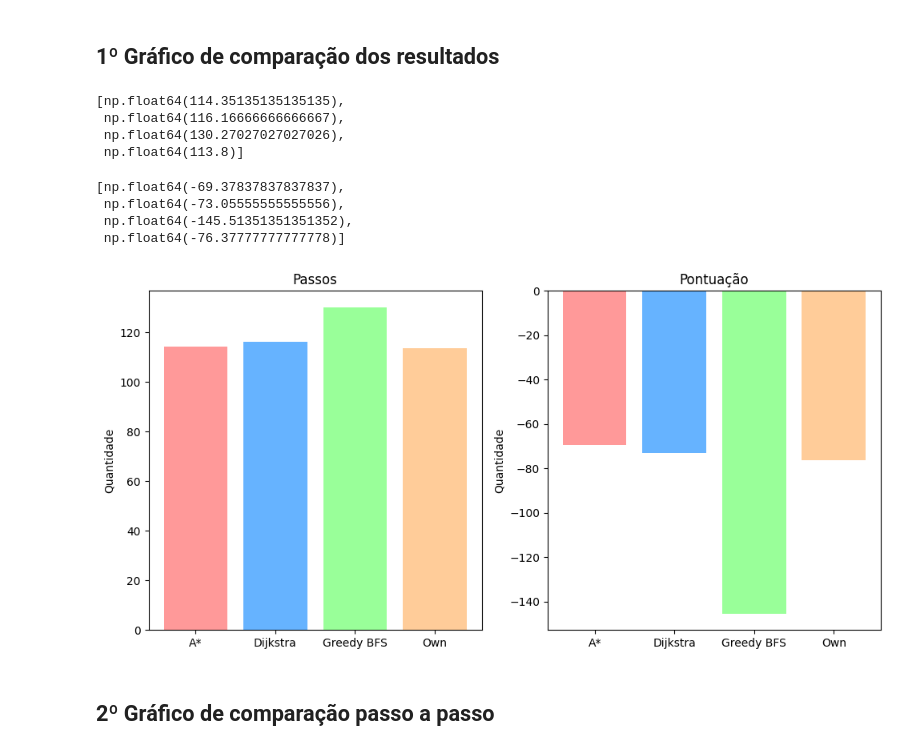
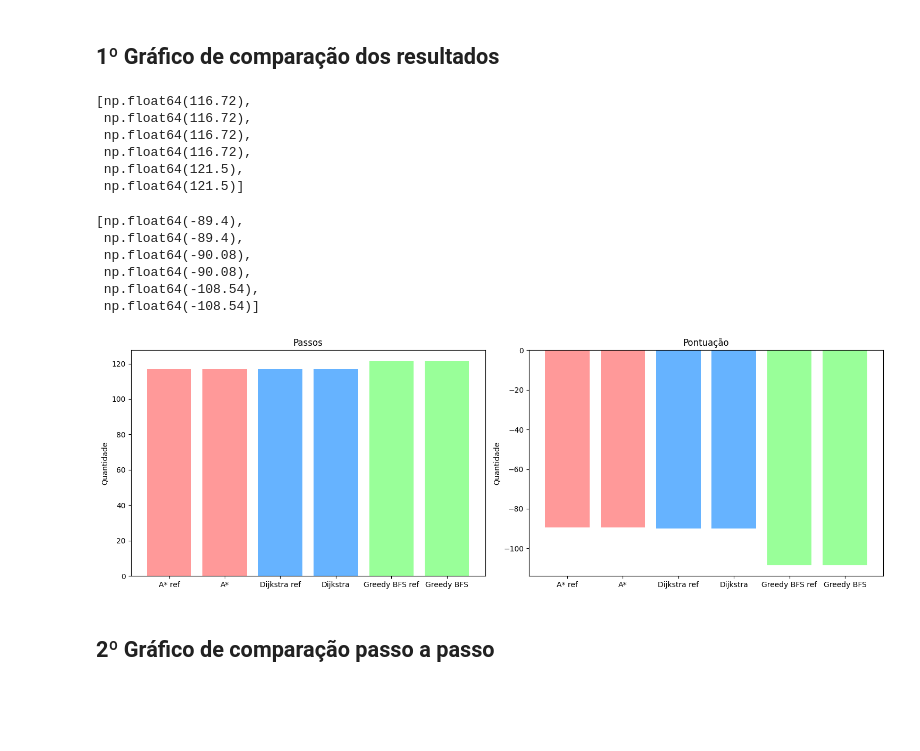
Before and after one commit to juauzitor/delivery-bot, a Jupyter notebook: gerador_de_graficos.ipynb, the cells around one changed output. Cells and saved outputs as stored; diff of their text form; code cells hidden in the pictures; blank space fills up the shorter version.

```diff
--- a/gerador_de_graficos.ipynb
+++ b/gerador_de_graficos.ipynb
@@ -10,3 +12,7 @@ from glob import glob
+# %%
+astar_ref_df = pd.read_csv("./data_ref/ref_astar.csv", delimiter=';')
+dijkstra_ref_df = pd.read_csv("./data_ref/ref_dijkstra.csv", delimiter=';')
+greedy_best_first_search_ref_df = pd.read_csv("./data_ref/ref_greedy_best_first_search.csv", delimiter=';')
 # %% [markdown]
 ## Carregar dados dos métodos do delivery-bot
 # %%
@@ -24,11 +30,6 @@ greedy_best_first_search_csv = glob('./dist/*greedy_best_first_search*.csv')
 greedy_best_first_search_dfs = []
 for df in greedy_best_first_search_csv:
     greedy_best_first_search_dfs.append(pd.read_csv(df))
-# %%
-own_csv = astar_csv = glob('./dist/*own*.csv')
-own_dfs = []
-for df in own_csv:
-    own_dfs.append(pd.read_csv(df))
 # %% [markdown]
 ## Transformar os CSVs em DataFrames
 # %%
@@ -54,5 +50,5 @@ media_own_df = media_own_df/len(own_dfs)
 # %%
-medias_dfs = [media_astar_df, media_dijkstra_df, media_greedy_best_first_search_df, media_own_df]
+medias_dfs = [astar_ref_df, media_astar_df, dijkstra_ref_df, media_dijkstra_df, greedy_best_first_search_ref_df, media_greedy_best_first_search_df]
 # %% [markdown]
 ## 1º Gráfico de comparação dos resultados
 # %%
@@ -65,40 +61,44 @@ for i in list(range(len(medias_dfs))):
 # %%
 valores1
 # %% [output]
-[np.float64(114.35135135135135),
- np.float64(116.16666666666667),
- np.float64(130.27027027027026),
- np.float64(113.8)]
+[np.float64(116.72),
+ np.float64(116.72),
+ np.float64(116.72),
+ np.float64(116.72),
+ np.float64(121.5),
+ np.float64(121.5)]
 # %%
 valores2
 # %% [output]
-[np.float64(-69.37837837837837),
- np.float64(-73.05555555555556),
- np.float64(-145.51351351351352),
- np.float64(-76.37777777777778)]
+[np.float64(-89.4),
+ np.float64(-89.4),
+ np.float64(-90.08),
+ np.float64(-90.08),
+ np.float64(-108.54),
+ np.float64(-108.54)]
 # %%
-labels = ['A*', 'Dijkstra', 'Greedy BFS', 'Own']
+labels = ['A* ref', 'A*', 'Dijkstra ref', 'Dijkstra', 'Greedy BFS ref', 'Greedy BFS']
 
 # Configurar a figura e os subplots
-fig, (ax1, ax2) = plt.subplots(1, 2, figsize=(10, 5))
+fig, (ax1, ax2) = plt.subplots(1, 2, figsize=(15, 5))
 
 # --- Primeiro gráfico de barras ---
-ax1.bar(labels, valores1, color=['#ff9999', '#66b3ff', '#99ff99', '#ffcc99'])
+ax1.bar(labels, valores1, color=['#ff9999', '#ff9999', '#66b3ff', '#66b3ff', '#99ff99', '#99ff99'])
 ax1.set_title('Passos')
 ax1.set_ylabel('Quantidade')  # Rótulo do eixo Y
 
 # --- Segundo gráfico de barras ---
-ax2.bar(labels, valores2, color=['#ff9999', '#66b3ff', '#99ff99', '#ffcc99'])
+ax2.bar(labels, valores2, color=['#ff9999', '#ff9999', '#66b3ff', '#66b3ff', '#99ff99', '#99ff99'])
 ax2.set_title('Pontuação')
 ax2.set_ylabel('Quantidade')  # Rótulo do eixo Y
 
 # Ajustar layout
 plt.tight_layout()
 
 # Mostrar o gráfico
 plt.show()
 # %% [output]
-[figure, old version]
+[figure, new version]
 # %% [markdown]
 ## 2º Gráfico de comparação passo a passo
 # %%
```
Also changed, not shown: parts of 14 cells of this notebook.
